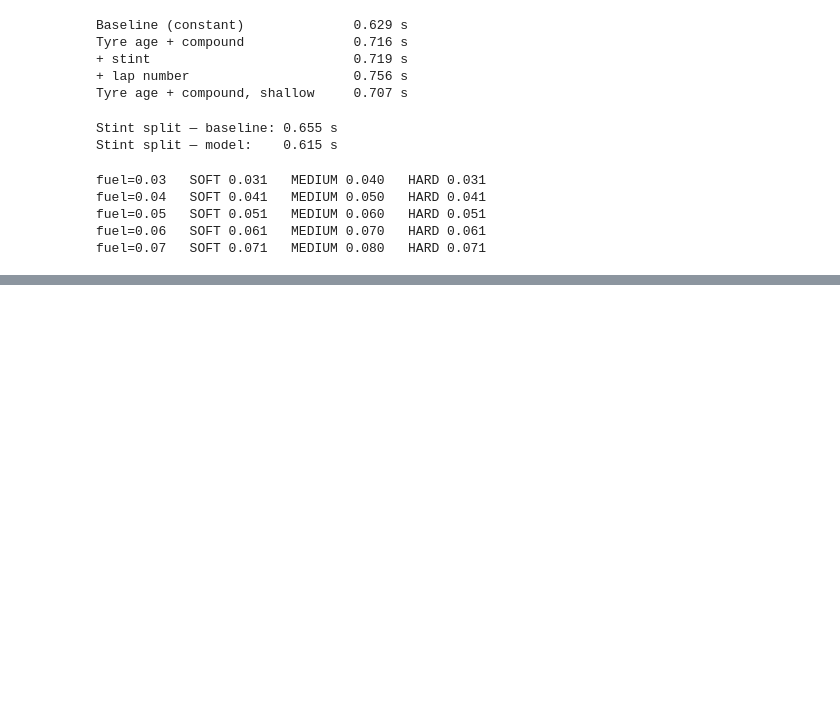
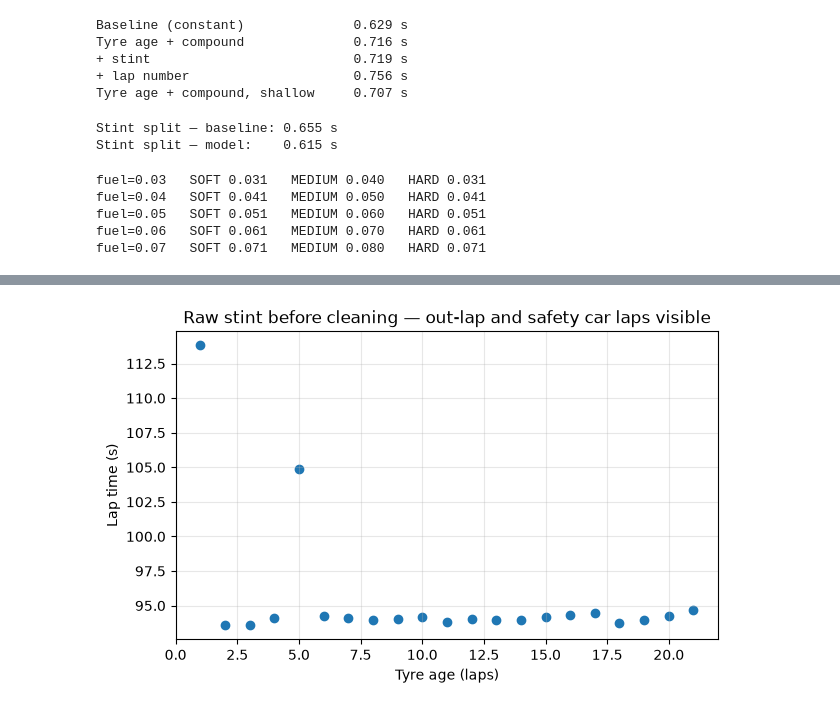
Before and after one commit to xaviercop/f1-tyre-degradation, a Jupyter notebook: notebooks/01-exploration.ipynb, the cells around one changed output, grey strips where cells are left out. Cells and saved outputs as stored; diff of their text form; code cells hidden in the pictures; blank space fills up the shorter version.

```diff
--- a/notebooks/01-exploration.ipynb
+++ b/notebooks/01-exploration.ipynb
@@ -529,0 +575,16 @@ fuel=0.07   SOFT 0.071   MEDIUM 0.080   HARD 0.071
+# %%
+raw = laps_all[(laps_all['Race'] == 'British Grand Prix') &
+               (laps_all['Driver'] == 'VER')].copy()
+raw['Secs'] = raw['LapTime'].dt.total_seconds()
+raw_stint = raw[raw['Stint'] == 2]
+
+plt.figure(figsize=(7, 4))
+plt.scatter(raw_stint['TyreLife'], raw_stint['Secs'], color='#1f77b4')
+plt.xlabel('Tyre age (laps)')
+plt.ylabel('Lap time (s)')
+plt.title('Raw stint before cleaning — out-lap and safety car laps visible')
+plt.grid(alpha=0.3)
+plt.savefig('../results/raw_stint_uncleaned.png', dpi=150, bbox_inches='tight')
+plt.show()
+# %% [output]
+[figure, added]
```
Also changed, not shown: parts of 5 cells of this notebook, 4 other files.
